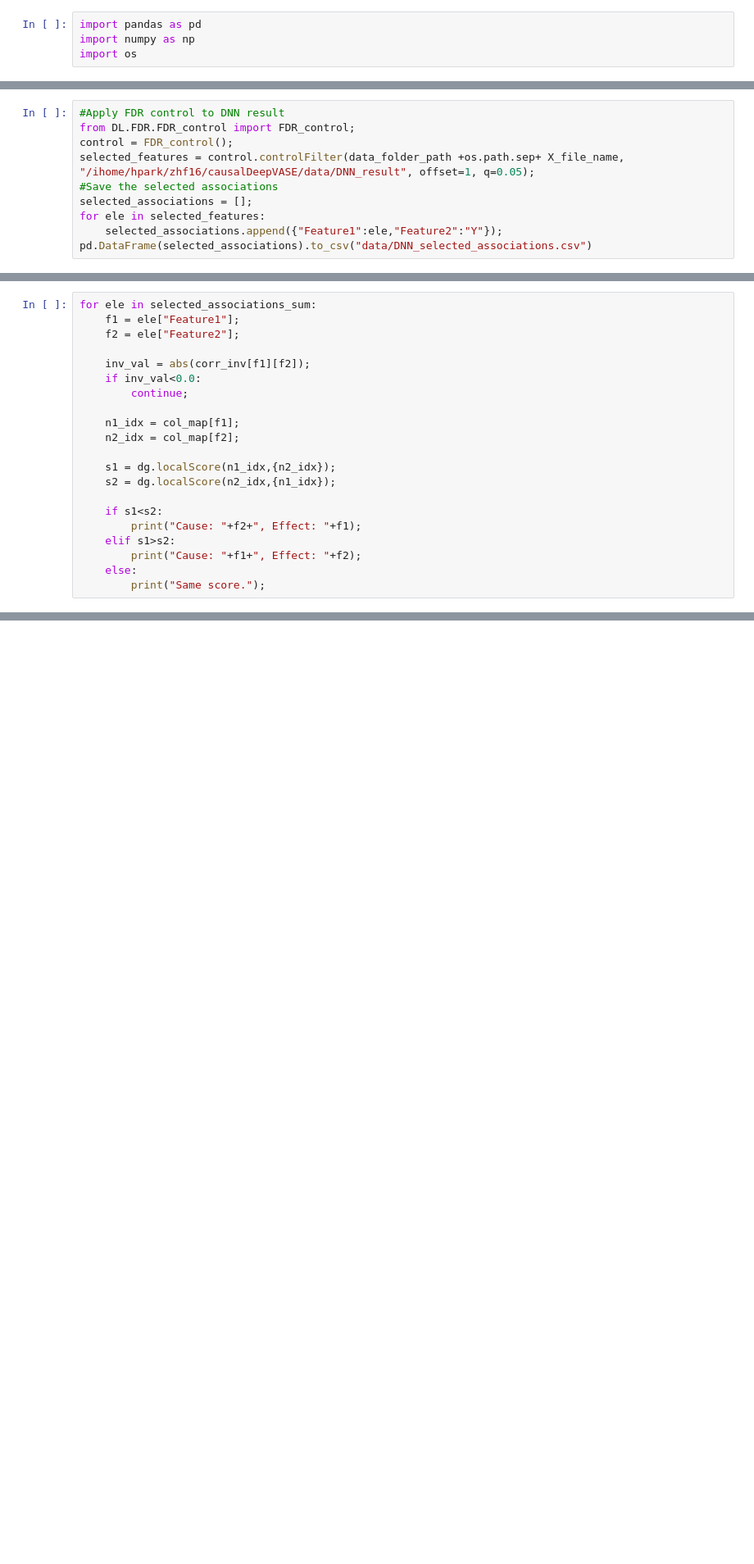
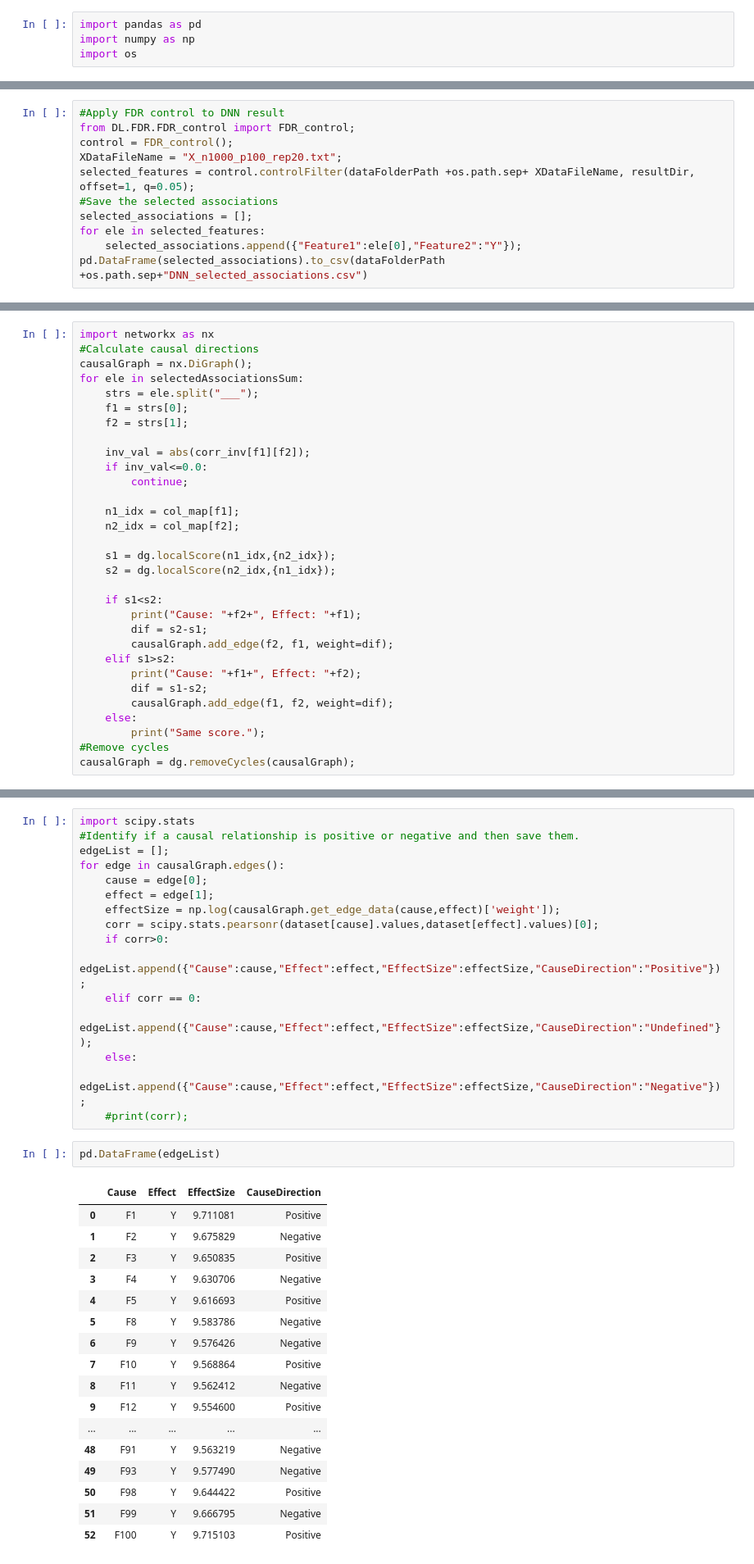
Before and after one commit to ZhenjiangFan/DAG-deepVASE, a Jupyter notebook: Example.ipynb, the cells around one changed output, grey strips where cells are left out. Shown: that part at 82% size. Cells and saved outputs as stored; diff of their text form; blank space fills up the shorter version.

```diff
--- a/Example.ipynb
+++ b/Example.ipynb
@@ -149,11 +171,12 @@ W3 = (200, 1)
 #Apply FDR control to DNN result
 from DL.FDR.FDR_control import FDR_control;
 control = FDR_control();
-selected_features = control.controlFilter(data_folder_path +os.path.sep+ X_file_name, "/ihome/hpark/zhf16/causalDeepVASE/data/DNN_result", offset=1, q=0.05);
+XDataFileName = "X_n1000_p100_rep20.txt";
+selected_features = control.controlFilter(dataFolderPath +os.path.sep+ XDataFileName, resultDir, offset=1, q=0.05);
 #Save the selected associations
 selected_associations = [];
 for ele in selected_features:
-    selected_associations.append({"Feature1":ele,"Feature2":"Y"});
-pd.DataFrame(selected_associations).to_csv("data/DNN_selected_associations.csv")
+    selected_associations.append({"Feature1":ele[0],"Feature2":"Y"});
+pd.DataFrame(selected_associations).to_csv(dataFolderPath +os.path.sep+"DNN_selected_associations.csv")
 # %% [output]
 __init__
@@ -210,10 +237,14 @@ for index,row in DNN_associations.iterrows():
 # %%
-for ele in selected_associations_sum:
-    f1 = ele["Feature1"];
-    f2 = ele["Feature2"];
+import networkx as nx
+#Calculate causal directions
+causalGraph = nx.DiGraph();
+for ele in selectedAssociationsSum:
+    strs = ele.split("___");
+    f1 = strs[0];
+    f2 = strs[1];
 
     inv_val = abs(corr_inv[f1][f2]);
-    if inv_val<0.0:
+    if inv_val<=0.0:
         continue;
 
     n1_idx = col_map[f1];
@@ -224,7 +255,13 @@ for ele in selected_associations_sum:
 
     if s1<s2:
         print("Cause: "+f2+", Effect: "+f1);
+        dif = s2-s1;
+        causalGraph.add_edge(f2, f1, weight=dif);
     elif s1>s2:
         print("Cause: "+f1+", Effect: "+f2);
+        dif = s1-s2;
+        causalGraph.add_edge(f1, f2, weight=dif);
     else:
         print("Same score.");
+#Remove cycles
+causalGraph = dg.removeCycles(causalGraph);
@@ -230,0 +286,36 @@ for ele in selected_associations_sum:
+# %%
+import scipy.stats
+#Identify if a causal relationship is positive or negative and then save them.
+edgeList = [];
+for edge in causalGraph.edges():
+    cause = edge[0];
+    effect = edge[1];
+    effectSize = np.log(causalGraph.get_edge_data(cause,effect)['weight']);
+    corr = scipy.stats.pearsonr(dataset[cause].values,dataset[effect].values)[0];
+    if corr>0:
+        edgeList.append({"Cause":cause,"Effect":effect,"EffectSize":effectSize,"CauseDirection":"Positive"});
+    elif corr == 0:
+        edgeList.append({"Cause":cause,"Effect":effect,"EffectSize":effectSize,"CauseDirection":"Undefined"});
+    else:
+        edgeList.append({"Cause":cause,"Effect":effect,"EffectSize":effectSize,"CauseDirection":"Negative"});
+    #print(corr);
+# %%
+pd.DataFrame(edgeList)
+# %% [output]
+|  | Cause | Effect | EffectSize | CauseDirection |
+| 0 | F1 | Y | 9.711081 | Positive |
+| 1 | F2 | Y | 9.675829 | Negative |
+| 2 | F3 | Y | 9.650835 | Positive |
+| 3 | F4 | Y | 9.630706 | Negative |
+| 4 | F5 | Y | 9.616693 | Positive |
+| 5 | F8 | Y | 9.583786 | Negative |
+| 6 | F9 | Y | 9.576426 | Negative |
+| 7 | F10 | Y | 9.568864 | Positive |
+| 8 | F11 | Y | 9.562412 | Negative |
+| 9 | F12 | Y | 9.554600 | Positive |
+| ... | ... | ... | ... | ... |
+| 48 | F91 | Y | 9.563219 | Negative |
+| 49 | F93 | Y | 9.577490 | Negative |
+| 50 | F98 | Y | 9.644422 | Positive |
+| 51 | F99 | Y | 9.666795 | Negative |
+| 52 | F100 | Y | 9.715103 | Positive |
```
Also changed, not shown: parts of 9 cells of this notebook.
